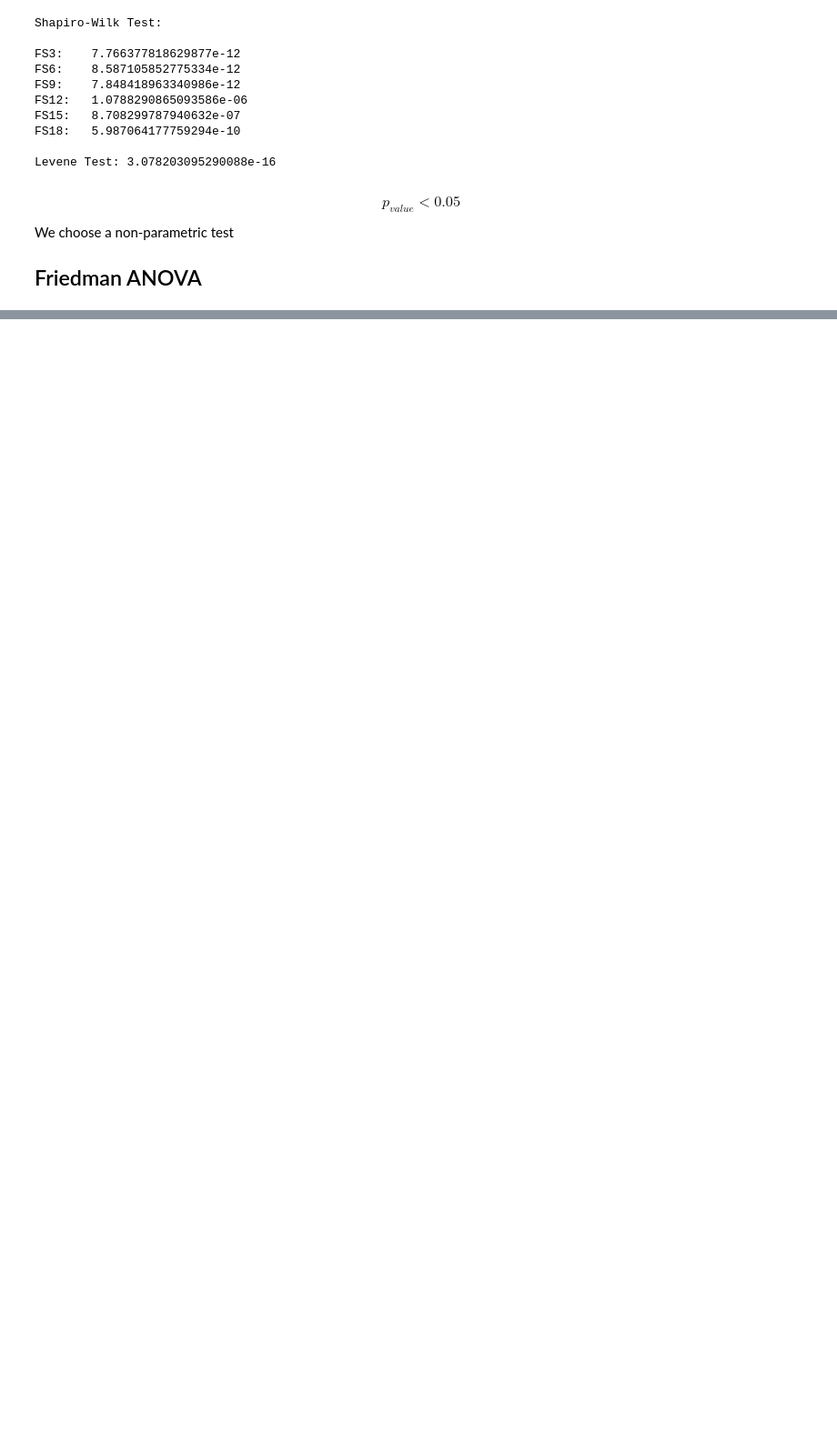
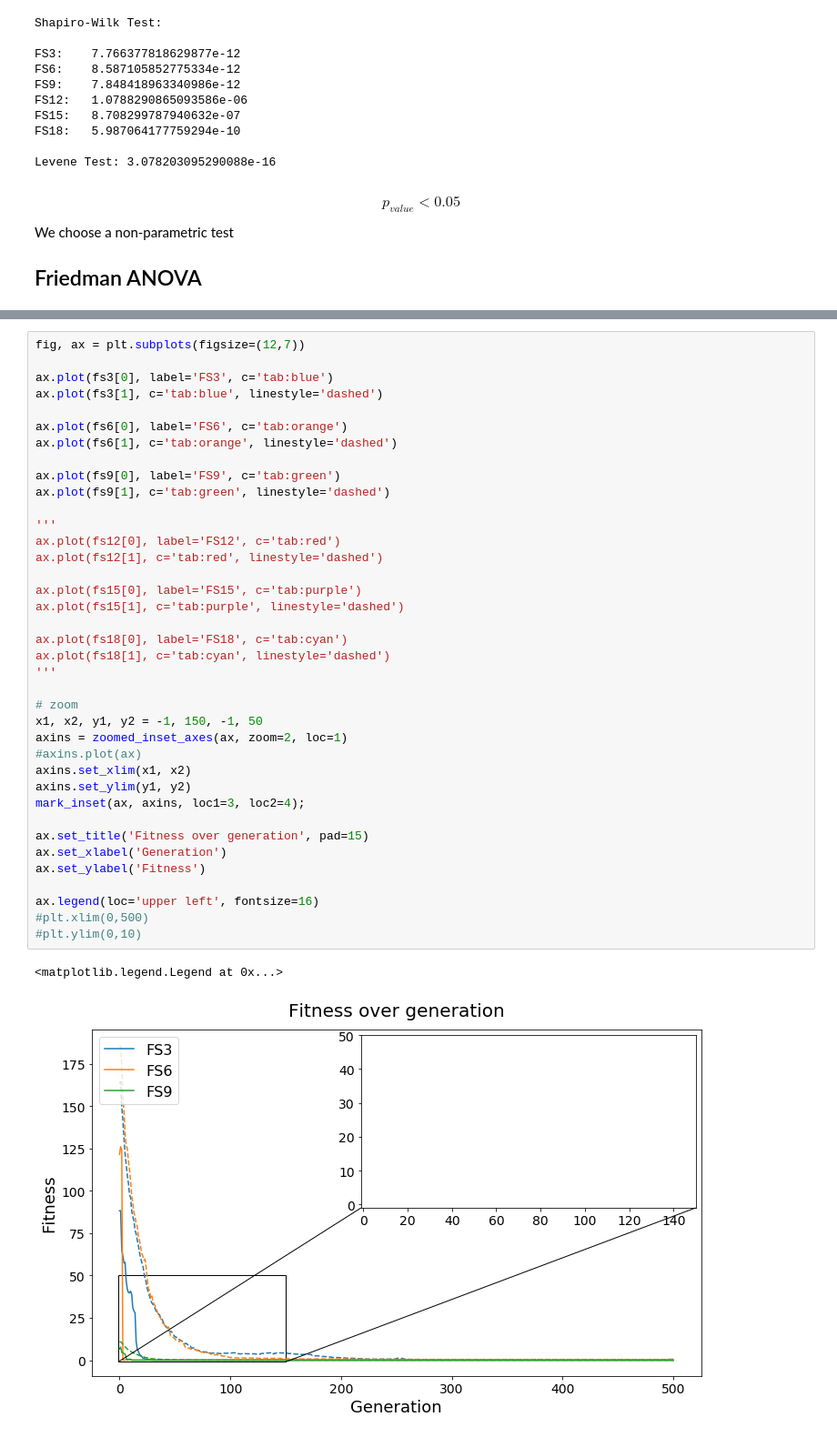
Before and after one commit to eleonoragatti44/Transposition-ECProject, a Jupyter notebook: analysis.ipynb, the cells around one changed output, grey strips where cells are left out. Shown: that part at 91% size. Drawn from its saved outputs; the diff is of its cells as text; blank space fills up the shorter version.

```diff
--- a/analysis.ipynb
+++ b/analysis.ipynb
@@ -66 +103,42 @@ test
+# %%
+fig, ax = plt.subplots(figsize=(12,7))
+
+ax.plot(fs3[0], label='FS3', c='tab:blue')
+ax.plot(fs3[1], c='tab:blue', linestyle='dashed')
+
+ax.plot(fs6[0], label='FS6', c='tab:orange')
+ax.plot(fs6[1], c='tab:orange', linestyle='dashed')
+
+ax.plot(fs9[0], label='FS9', c='tab:green')
+ax.plot(fs9[1], c='tab:green', linestyle='dashed')
+
+'''
+ax.plot(fs12[0], label='FS12', c='tab:red')
+ax.plot(fs12[1], c='tab:red', linestyle='dashed')
+
+ax.plot(fs15[0], label='FS15', c='tab:purple')
+ax.plot(fs15[1], c='tab:purple', linestyle='dashed')
+
+ax.plot(fs18[0], label='FS18', c='tab:cyan')
+ax.plot(fs18[1], c='tab:cyan', linestyle='dashed')
+'''
+
+# zoom
+x1, x2, y1, y2 = -1, 150, -1, 50
+axins = zoomed_inset_axes(ax, zoom=2, loc=1)
+#axins.plot(ax)
+axins.set_xlim(x1, x2)
+axins.set_ylim(y1, y2)
+mark_inset(ax, axins, loc1=3, loc2=4);
+
+ax.set_title('Fitness over generation', pad=15)
+ax.set_xlabel('Generation')
+ax.set_ylabel('Fitness')
+
+ax.legend(loc='upper left', fontsize=16)
+#plt.xlim(0,500)
+#plt.ylim(0,10)
+# %% [output]
+<matplotlib.legend.Legend at 0x...>
+[figure, added]
 # %%
```
Also changed, not shown: parts of 11 cells of this notebook, 5 other files.
